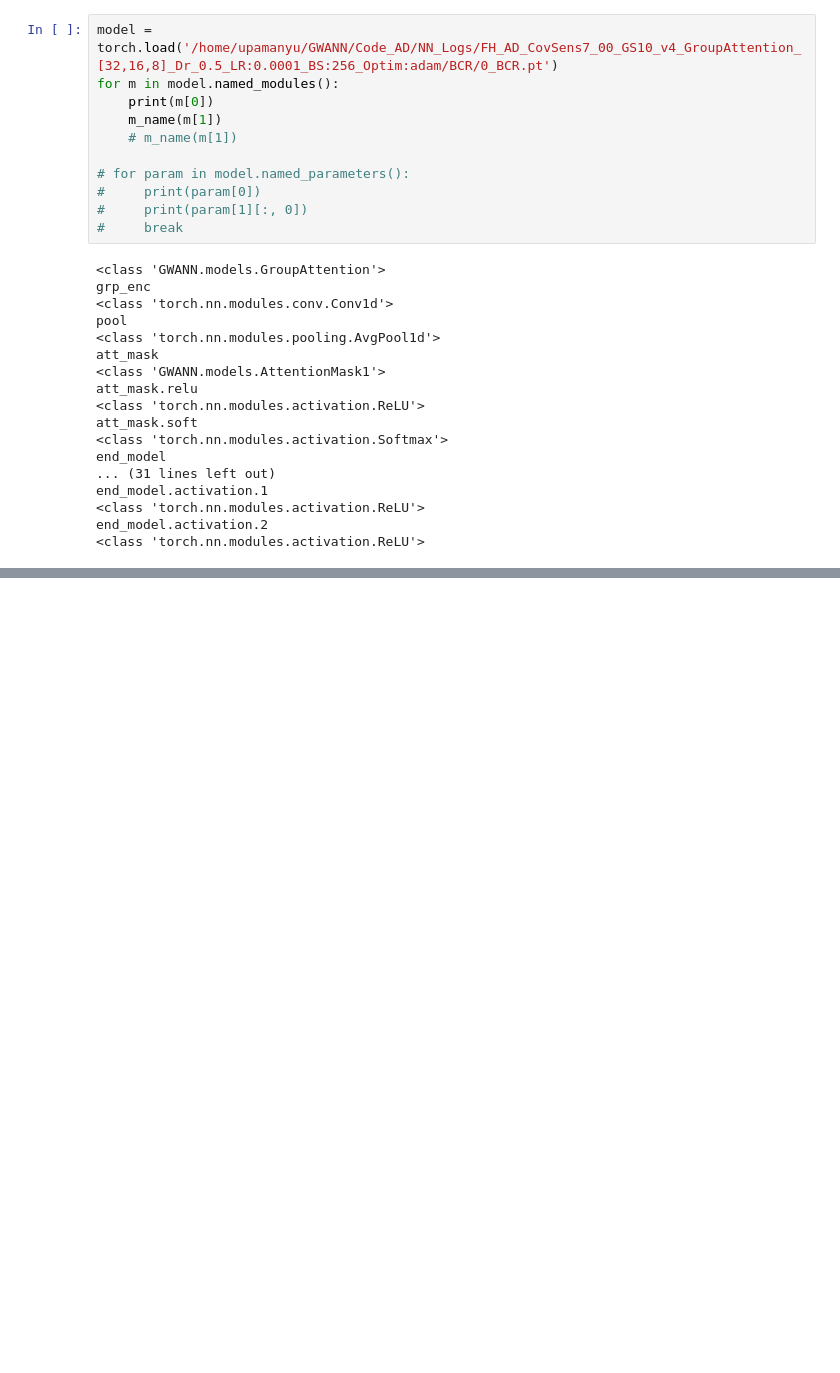
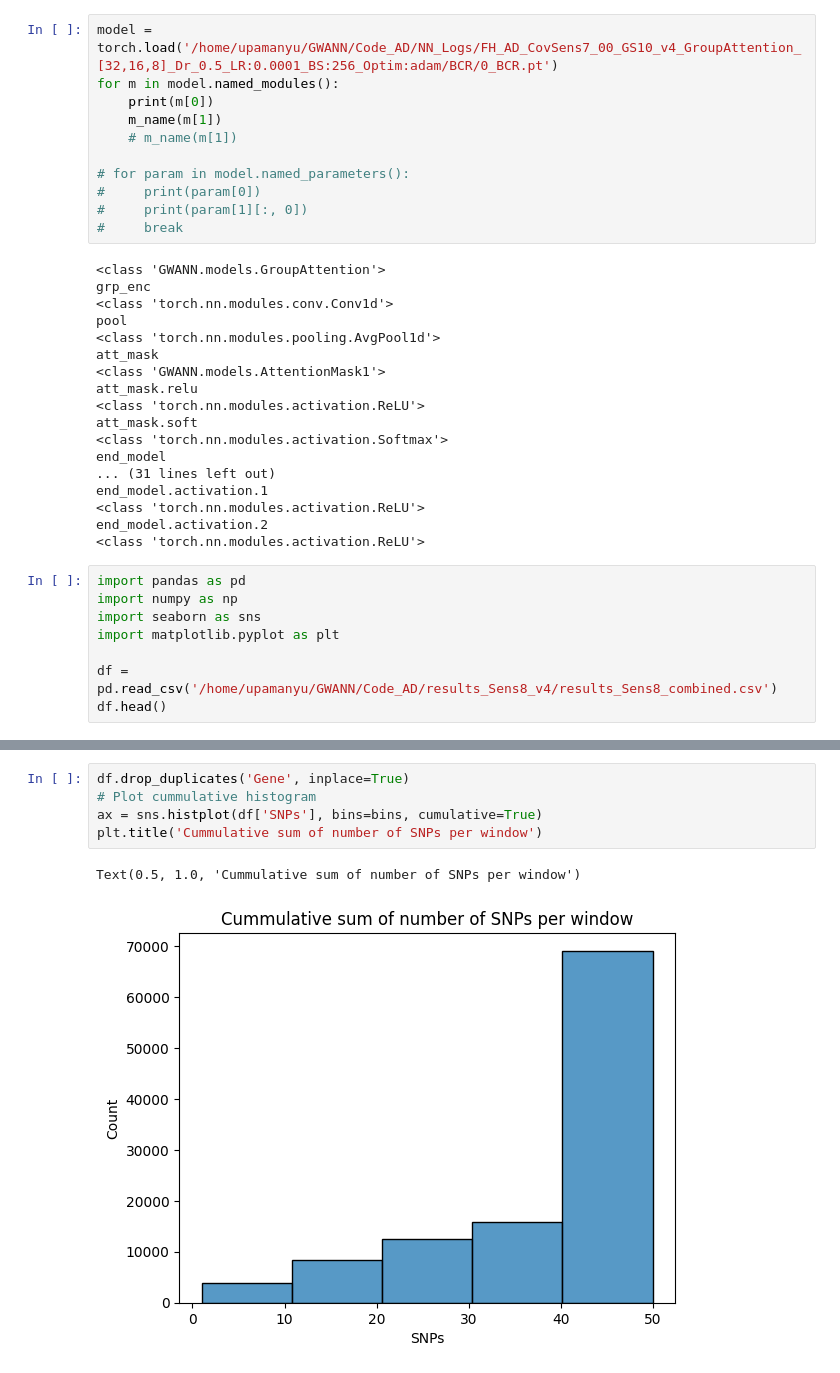
Before and after one commit to titoghose/GWANN, a Jupyter notebook: temp.ipynb, the cells around one changed output, grey strips where cells are left out. Cells and saved outputs as stored; diff of their text form; blank space fills up the shorter version.

Commit message:
Added plots to sensitivity

```diff
--- a/temp.ipynb
+++ b/temp.ipynb
@@ -189,3 +189,11 @@ end_model.activation.1
 <class 'torch.nn.modules.activation.ReLU'>
 end_model.activation.2
 <class 'torch.nn.modules.activation.ReLU'>
+# %%
+import pandas as pd
+import numpy as np
+import seaborn as sns
+import matplotlib.pyplot as plt
+
+df = pd.read_csv('/home/upamanyu/GWANN/Code_AD/results_Sens8_v4/results_Sens8_combined.csv')
+df.head()
@@ -191,0 +207,8 @@ end_model.activation.2
+# %%
+df.drop_duplicates('Gene', inplace=True)
+# Plot cummulative histogram
+ax = sns.histplot(df['SNPs'], bins=bins, cumulative=True)
+plt.title('Cummulative sum of number of SNPs per window')
+# %% [output]
+Text(0.5, 1.0, 'Cummulative sum of number of SNPs per window')
+[figure, added]
```
Also changed, not shown: parts of 2 cells of this notebook, 1 other file.
